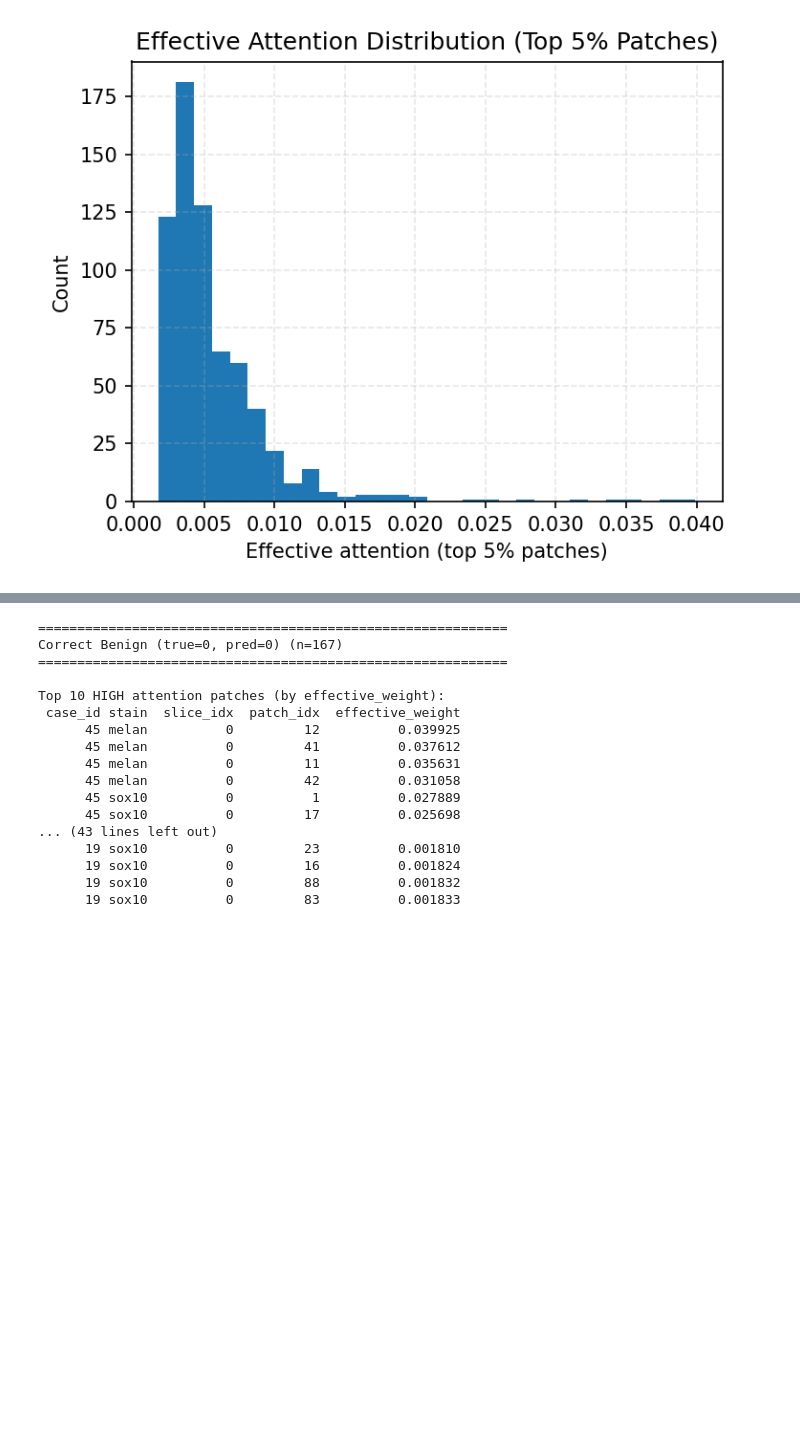
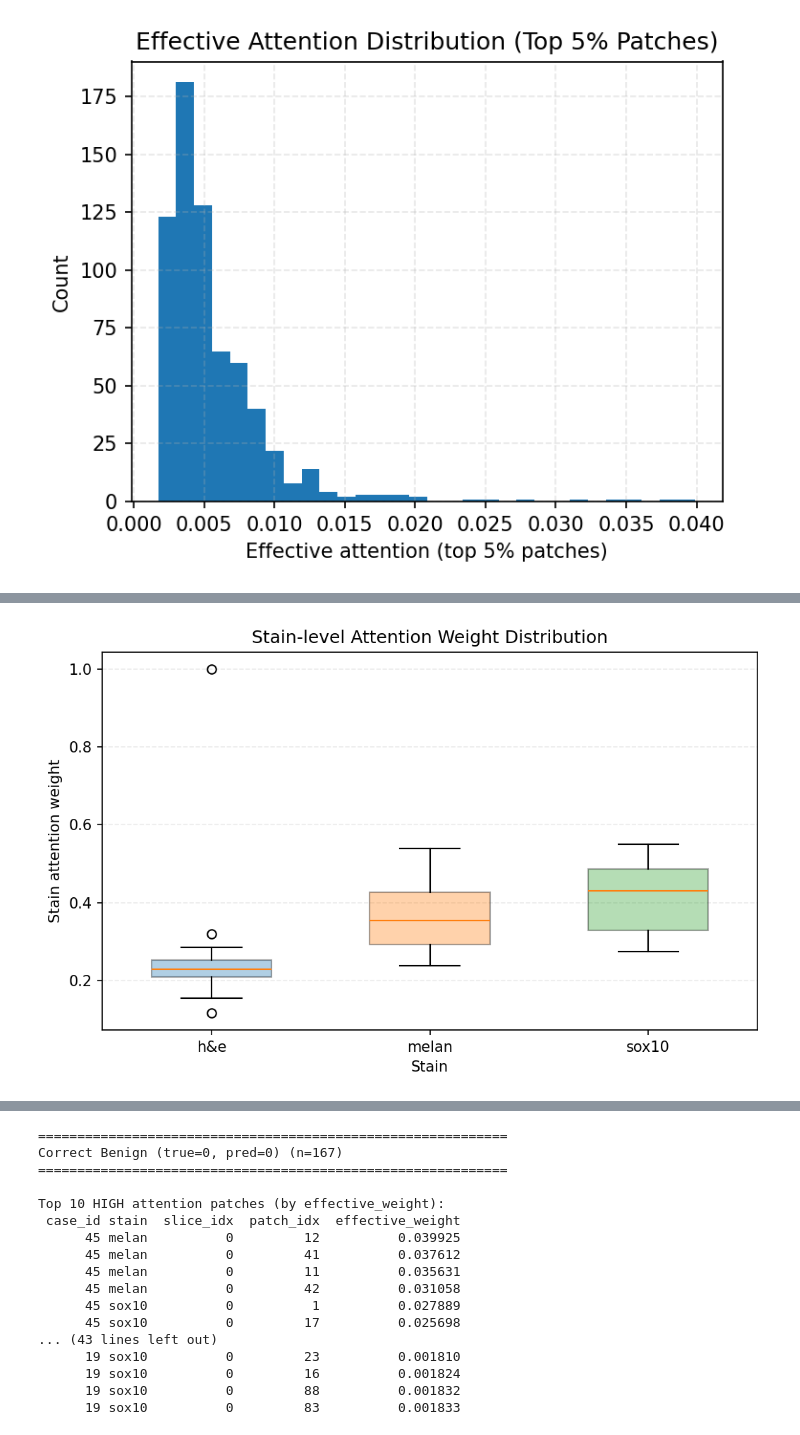
Before and after one commit to arvindkrishna87/STAT390_Winter2026, a Jupyter notebook: Team6/Code/Code2_KimiaNet_10Feb_Team6/presentation2_visualization.ipynb, the cells around one changed output, grey strips where cells are left out. Drawn from its saved outputs; the diff is of its cells as text; code cells hidden in the pictures; blank space fills up the shorter version.

```diff
--- a/Team6/Code/Code2_KimiaNet_10Feb_Team6/presentation2_visualization.ipynb
+++ b/Team6/Code/Code2_KimiaNet_10Feb_Team6/presentation2_visualization.ipynb
@@ -7,7 +7,7 @@ import numpy as np
 import re
 # %%
 # Training and validation loss
-log_path = "runs/run_20260216_105519/training_logs_8831684.log"
+log_path = "./logs/training_logs_8831684.log"
 
 train_losses = []
 val_losses = []
@@ -262,0 +190,27 @@ Slice attn min/median/max: 0.1801321059465408 0.52522212266922 1.0
+# %%
+stains = sorted(attn_df["stain"].unique())
+box_data = [attn_df.loc[attn_df["stain"] == s, "attention_weight"].values for s in stains]
+
+fig, ax = plt.subplots(figsize=(7, 4.5), dpi=150)
+
+bp = ax.boxplot(
+    box_data,
+    labels=stains,
+    showfliers=True,
+    patch_artist=True,
+    widths=0.55
+)
+
+colors = plt.rcParams["axes.prop_cycle"].by_key()["color"]
+for i, box in enumerate(bp["boxes"]):
+    box.set(facecolor=colors[i % len(colors)], alpha=0.35, edgecolor="black", linewidth=1.0)
+
+
+ax.set_xlabel("Stain")
+ax.set_ylabel("Stain attention weight")
+ax.set_title("Stain-level Attention Weight Distribution")
+ax.grid(axis="y", alpha=0.25, linestyle="--")
+fig.tight_layout()
+plt.show()
+# %% [output]
+[figure, added]
```
Also changed, not shown: parts of 8 cells of this notebook.
